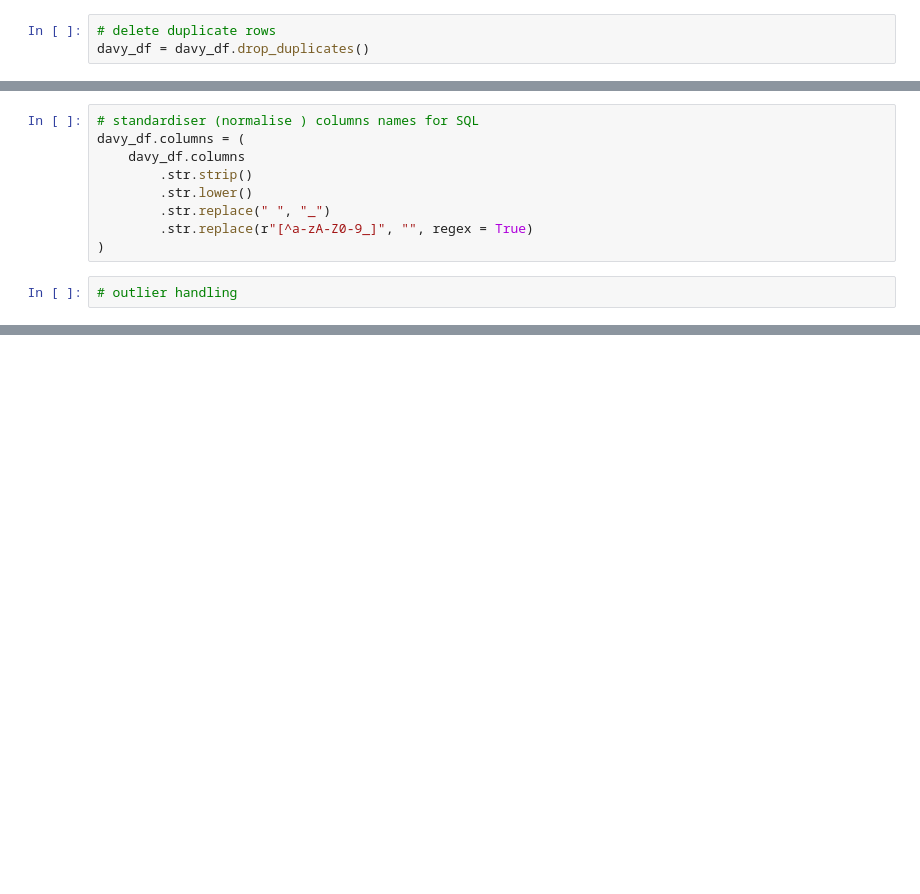
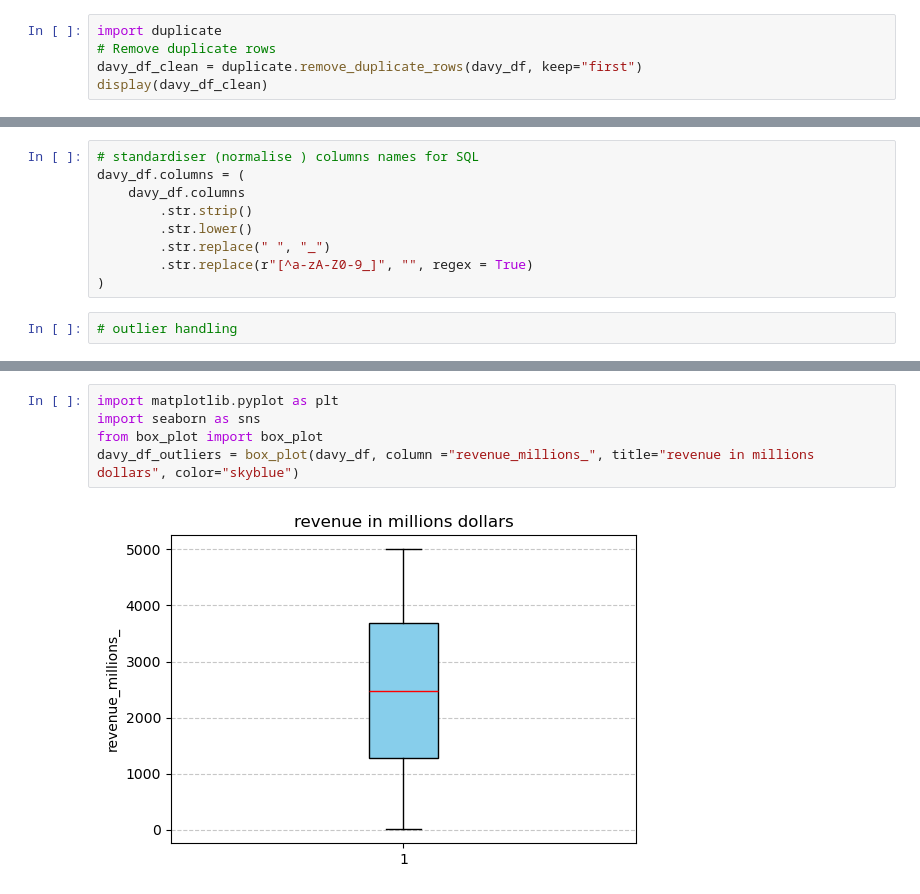
Before and after one commit to tomapasta/first_project, a Jupyter notebook: notebooks/Clean_data_Davy.ipynb, the cells around one changed output, grey strips where cells are left out. Saved outputs shown, nothing was run; the diff lists cells and outputs as text; blank space fills up the shorter version.

```diff
--- a/notebooks/Clean_data_Davy.ipynb
+++ b/notebooks/Clean_data_Davy.ipynb
@@ -19,3 +62,5 @@ davy_df.duplicated()
 # %%
-# delete duplicate rows
-davy_df = davy_df.drop_duplicates()
+import duplicate
+# Remove duplicate rows
+davy_df_clean = duplicate.remove_duplicate_rows(davy_df, keep="first")
+display(davy_df_clean)
@@ -35 +116,8 @@ davy_df.describe()
+# %%
+import matplotlib.pyplot as plt
+import seaborn as sns
+from box_plot import box_plot
+davy_df_outliers = box_plot(davy_df, column ="revenue_millions_", title="revenue in millions dollars", color="skyblue")
+# %% [output]
+[figure, added]
 # %%
```
Also changed, not shown: parts of 11 cells of this notebook, 8 other files.
